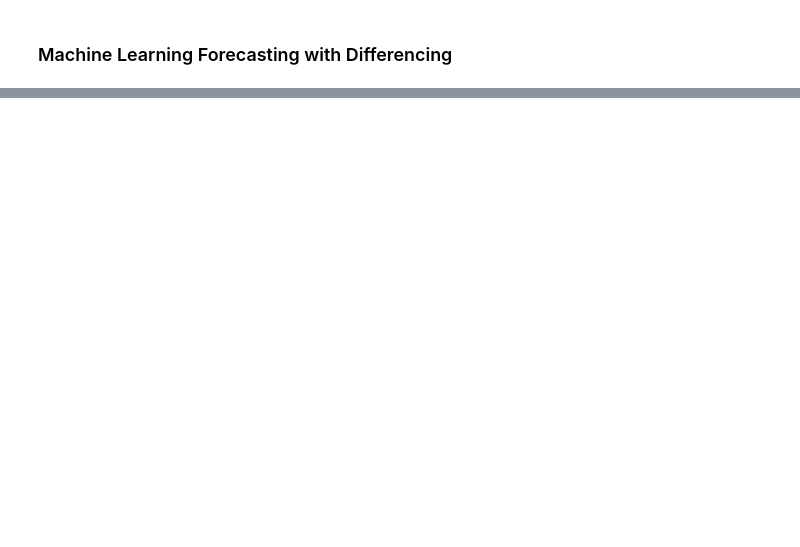
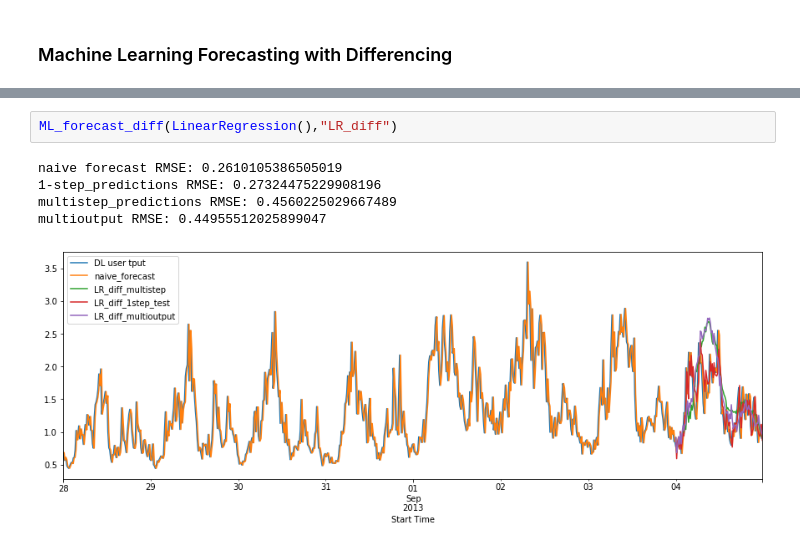
Before and after one commit to athalji/Timeseries_Forecasting_AWS, a Jupyter notebook: Traditional_ML_Forecasting_Methods.ipynb, the cells around one changed output, grey strips where cells are left out. Drawn from its saved outputs; the diff is of its cells as text; blank space fills up the shorter version.

```diff
--- a/Traditional_ML_Forecasting_Methods.ipynb
+++ b/Traditional_ML_Forecasting_Methods.ipynb
@@ -440,0 +528,8 @@ Test RMSE multioutput: 0.5625272095426316
+# %%
+ML_forecast_diff(LinearRegression(),"LR_diff")
+# %% [output]
+naive forecast RMSE: 0.2610105386505019
+1-step_predictions RMSE: 0.27324475229908196
+multistep_predictions RMSE: 0.4560225029667489
+multioutput RMSE: 0.44955512025899047
+[figure, added]
```
Also changed, not shown: parts of 39 cells of this notebook.
